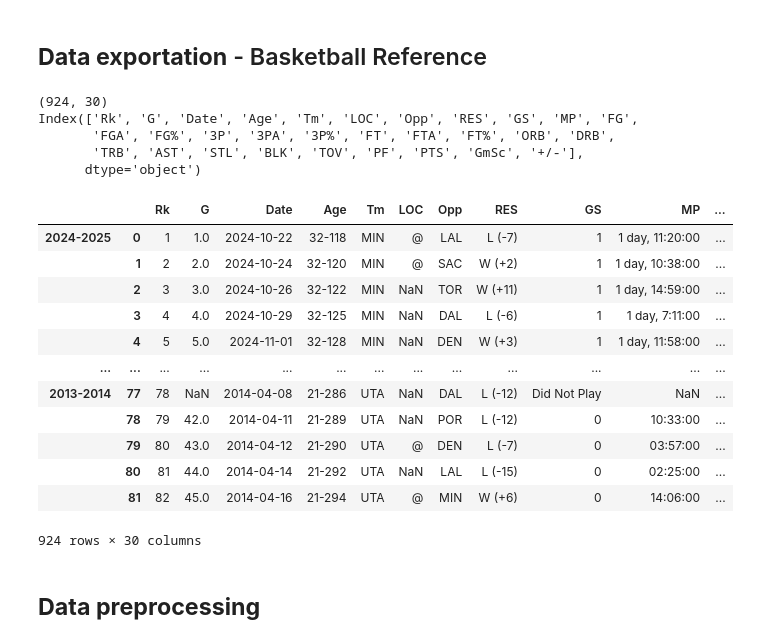
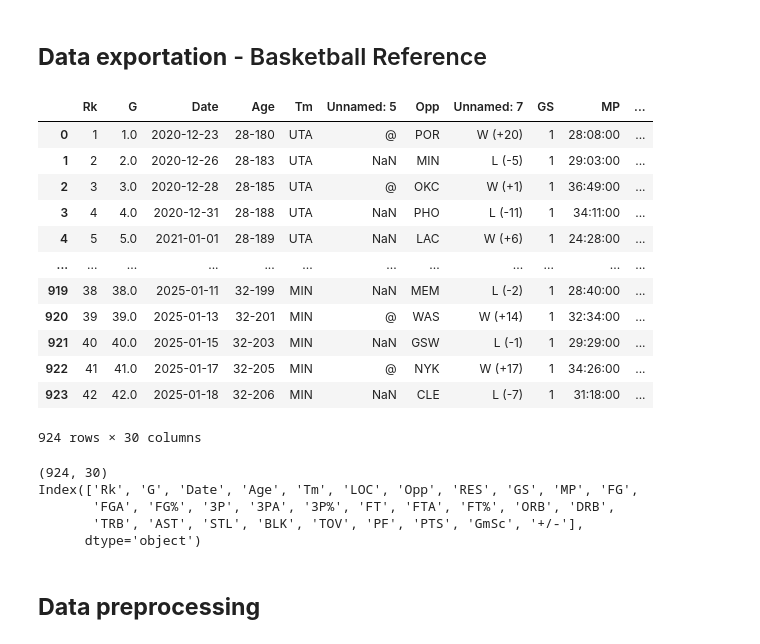
Before and after one commit to dounya-bourhani/NBA_stats_analysis, a Jupyter notebook: main_notebook.ipynb, the cells around one changed output. Cells and saved outputs as stored; diff of their text form; code cells hidden in the pictures.

```diff
--- a/main_notebook.ipynb
+++ b/main_notebook.ipynb
@@ -16,2 +7,31 @@ stats_dataframe.rename(columns={"Unnamed: 5" : "LOC", "Unnamed: 7" : "RES"}, inp
+# %%
+import os
+import pandas as pd
+
+# Define the path to the data folder
+data_folder = 'data'
+
+# List all CSV files in the data folder
+csv_files = [f for f in os.listdir(data_folder) if f.endswith('.csv')]
+
+# Read and concatenate all CSV files
+dataframes = [pd.read_csv(os.path.join(data_folder, file)) for file in csv_files]
+stats_dataframe = pd.concat(dataframes, ignore_index=True)
+
+stats_dataframe
+# %% [output]
+|  | Rk | G | Date | Age | Tm | Unnamed: 5 | Opp | Unnamed: 7 | GS | MP | ... |
+| 0 | 1 | 1.0 | 2020-12-23 | 28-180 | UTA | @ | POR | W (+20) | 1 | 28:08:00 | ... |
+| 1 | 2 | 2.0 | 2020-12-26 | 28-183 | UTA | NaN | MIN | L (-5) | 1 | 29:03:00 | ... |
+| 2 | 3 | 3.0 | 2020-12-28 | 28-185 | UTA | @ | OKC | W (+1) | 1 | 36:49:00 | ... |
+| 3 | 4 | 4.0 | 2020-12-31 | 28-188 | UTA | NaN | PHO | L (-11) | 1 | 34:11:00 | ... |
+| 4 | 5 | 5.0 | 2021-01-01 | 28-189 | UTA | NaN | LAC | W (+6) | 1 | 24:28:00 | ... |
+| ... | ... | ... | ... | ... | ... | ... | ... | ... | ... | ... | ... |
+| 919 | 38 | 38.0 | 2025-01-11 | 32-199 | MIN | NaN | MEM | L (-2) | 1 | 28:40:00 | ... |
+| 920 | 39 | 39.0 | 2025-01-13 | 32-201 | MIN | @ | WAS | W (+14) | 1 | 32:34:00 | ... |
+| 921 | 40 | 40.0 | 2025-01-15 | 32-203 | MIN | NaN | GSW | L (-1) | 1 | 29:29:00 | ... |
+| 922 | 41 | 41.0 | 2025-01-17 | 32-205 | MIN | @ | NYK | W (+17) | 1 | 34:26:00 | ... |
+| 923 | 42 | 42.0 | 2025-01-18 | 32-206 | MIN | NaN | CLE | L (-7) | 1 | 31:18:00 | ... |
+924 rows × 30 columns
 # %%
 print(stats_dataframe.shape)
@@ -22,22 +43,6 @@ Index(['Rk', 'G', 'Date', 'Age', 'Tm', 'LOC', 'Opp', 'RES', 'GS', 'MP', 'FG',
        'FGA', 'FG%', '3P', '3PA', '3P%', 'FT', 'FTA', 'FT%', 'ORB', 'DRB',
        'TRB', 'AST', 'STL', 'BLK', 'TOV', 'PF', 'PTS', 'GmSc', '+/-'],
       dtype='object')
-# %%
-stats_dataframe
-# %% [output]
-|  |  | Rk | G | Date | Age | Tm | LOC | Opp | RES | GS | MP | ... |
-| 2024-2025 | 0 | 1 | 1.0 | 2024-10-22 | 32-118 | MIN | @ | LAL | L (-7) | 1 | 1 day, 11:20:00 | ... |
-|  | 1 | 2 | 2.0 | 2024-10-24 | 32-120 | MIN | @ | SAC | W (+2) | 1 | 1 day, 10:38:00 | ... |
-|  | 2 | 3 | 3.0 | 2024-10-26 | 32-122 | MIN | NaN | TOR | W (+11) | 1 | 1 day, 14:59:00 | ... |
-|  | 3 | 4 | 4.0 | 2024-10-29 | 32-125 | MIN | NaN | DAL | L (-6) | 1 | 1 day, 7:11:00 | ... |
-|  | 4 | 5 | 5.0 | 2024-11-01 | 32-128 | MIN | NaN | DEN | W (+3) | 1 | 1 day, 11:58:00 | ... |
-| ... | ... | ... | ... | ... | ... | ... | ... | ... | ... | ... | ... | ... |
-| 2013-2014 | 77 | 78 | NaN | 2014-04-08 | 21-286 | UTA | NaN | DAL | L (-12) | Did Not Play | NaN | ... |
-|  | 78 | 79 | 42.0 | 2014-04-11 | 21-289 | UTA | NaN | POR | L (-12) | 0 | 10:33:00 | ... |
-|  | 79 | 80 | 43.0 | 2014-04-12 | 21-290 | UTA | @ | DEN | L (-7) | 0 | 03:57:00 | ... |
-|  | 80 | 81 | 44.0 | 2014-04-14 | 21-292 | UTA | NaN | LAL | L (-15) | 0 | 02:25:00 | ... |
-|  | 81 | 82 | 45.0 | 2014-04-16 | 21-294 | UTA | @ | MIN | W (+6) | 0 | 14:06:00 | ... |
-924 rows × 30 columns
 # %% [markdown]
 ## **Data preprocessing**
 # %% [markdown]
```
Also changed, not shown: parts of 14 cells of this notebook, 15 other files.
